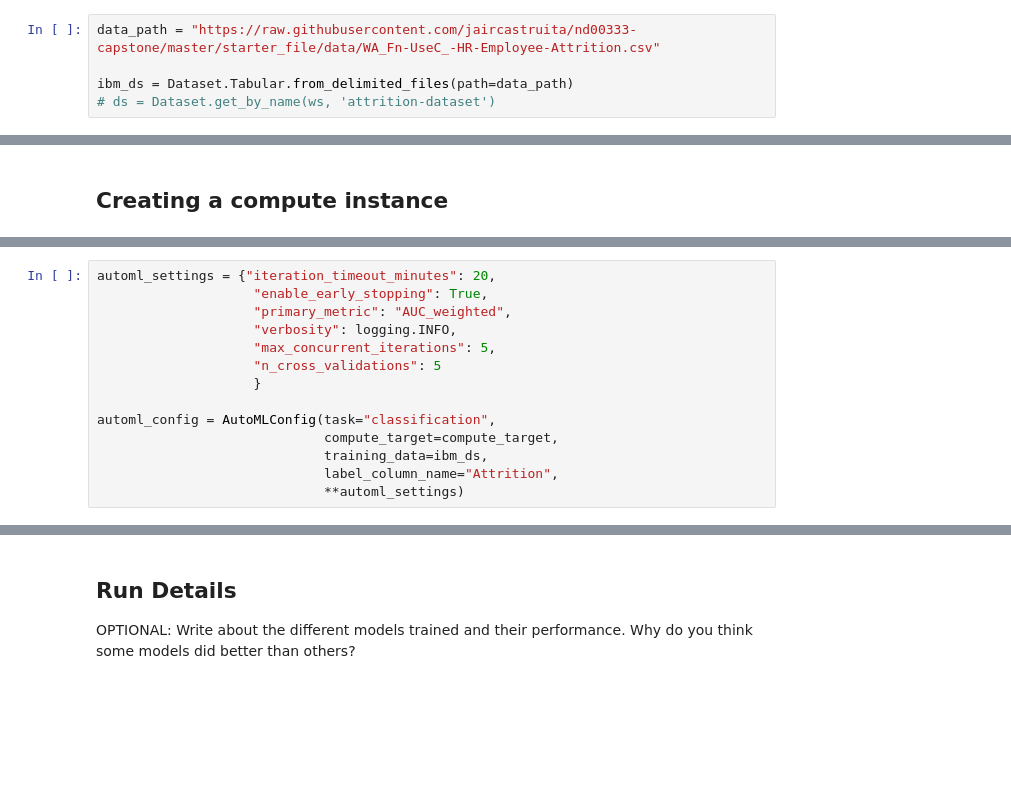
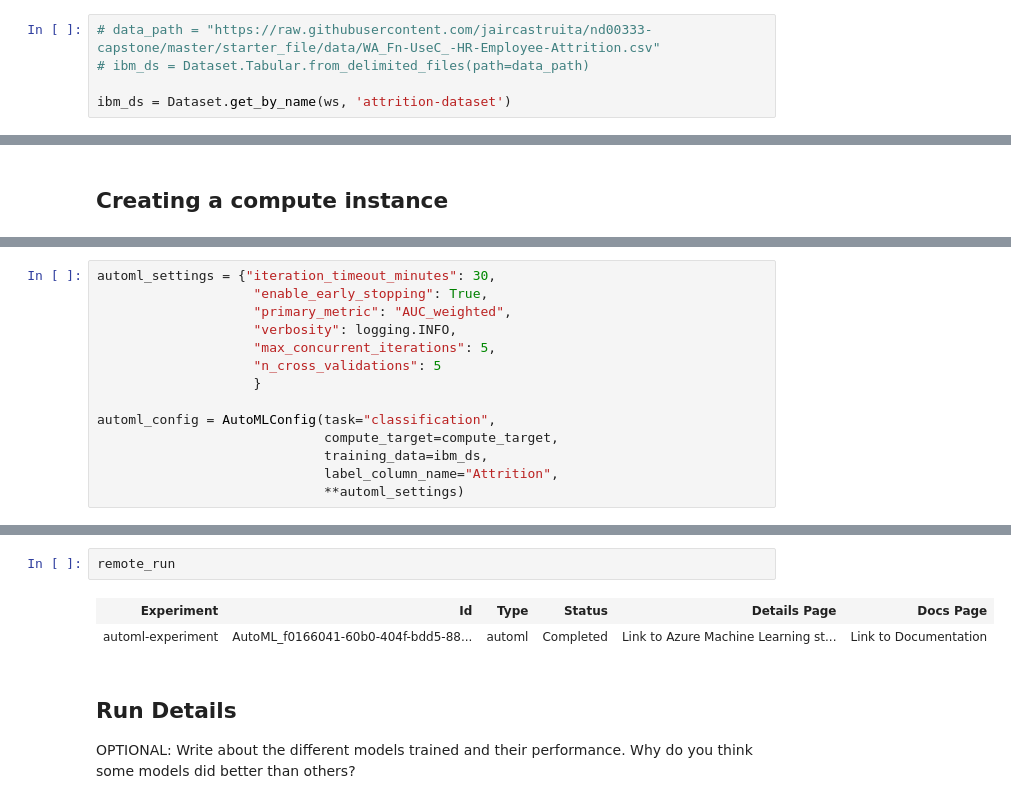
Before and after one commit to jaircastruita/nd00333-capstone, a Jupyter notebook: starter_file/automl.ipynb, the cells around one changed output, grey strips where cells are left out. Drawn from its saved outputs; the diff is of its cells as text; blank space fills up the shorter version.

```diff
--- a/starter_file/automl.ipynb
+++ b/starter_file/automl.ipynb
@@ -19,10 +31,10 @@ import logging
 
 This is a fictional dataset made by the IBM data scientists to find relations between dependent and independent variables. The prediction task consist in detect the factors that lead to employee attrition.
 # %%
-data_path = "https://raw.githubusercontent.com/jaircastruita/nd00333-capstone/master/starter_file/data/WA_Fn-UseC_-HR-Employee-Attrition.csv"
+# data_path = "https://raw.githubusercontent.com/jaircastruita/nd00333-capstone/master/starter_file/data/WA_Fn-UseC_-HR-Employee-Attrition.csv"
+# ibm_ds = Dataset.Tabular.from_delimited_files(path=data_path)
 
-ibm_ds = Dataset.Tabular.from_delimited_files(path=data_path)
-# ds = Dataset.get_by_name(ws, 'attrition-dataset')
+ibm_ds = Dataset.get_by_name(ws, 'attrition-dataset')
 # %%
 ibm_ds.to_pandas_dataframe().head()
 # %% [output]
@@ -74,7 +80,7 @@ Given the nature of the selected dataset: tabular, with categorical and numeric
 - *n_cross_validations* to 5 to give an estimated 80-20 proportion to the training-testing sets in each fold
 - *task* will be "classification" because the objective is to identify attrition as a "Yes", "No" labeling problem
 # %%
-automl_settings = {"iteration_timeout_minutes": 20,
+automl_settings = {"iteration_timeout_minutes": 30,
                     "enable_early_stopping": True,
                     "primary_metric": "AUC_weighted",
                     "verbosity": logging.INFO,
@@ -106,3 +138,8 @@ Parent Run ID: AutoML_087c6ad3-ea12-4397-aec0-abb21503bc96
+# %%
+remote_run
+# %% [output]
+| Experiment | Id | Type | Status | Details Page | Docs Page |
+| automl-experiment | AutoML_f0166041-60b0-404f-bdd5-88... | automl | Completed | Link to Azure Machine Learning st... | Link to Documentation |
 # %% [markdown]
 ## Run Details
 
```
Also changed, not shown: parts of 22 cells of this notebook, 1 other file.
